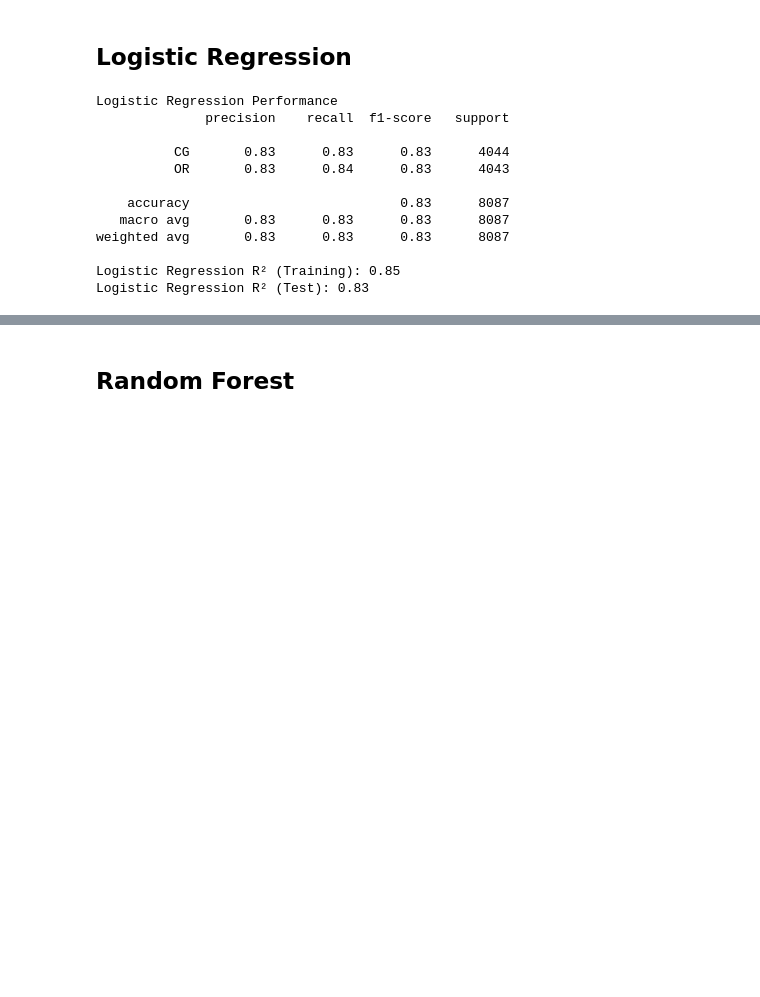
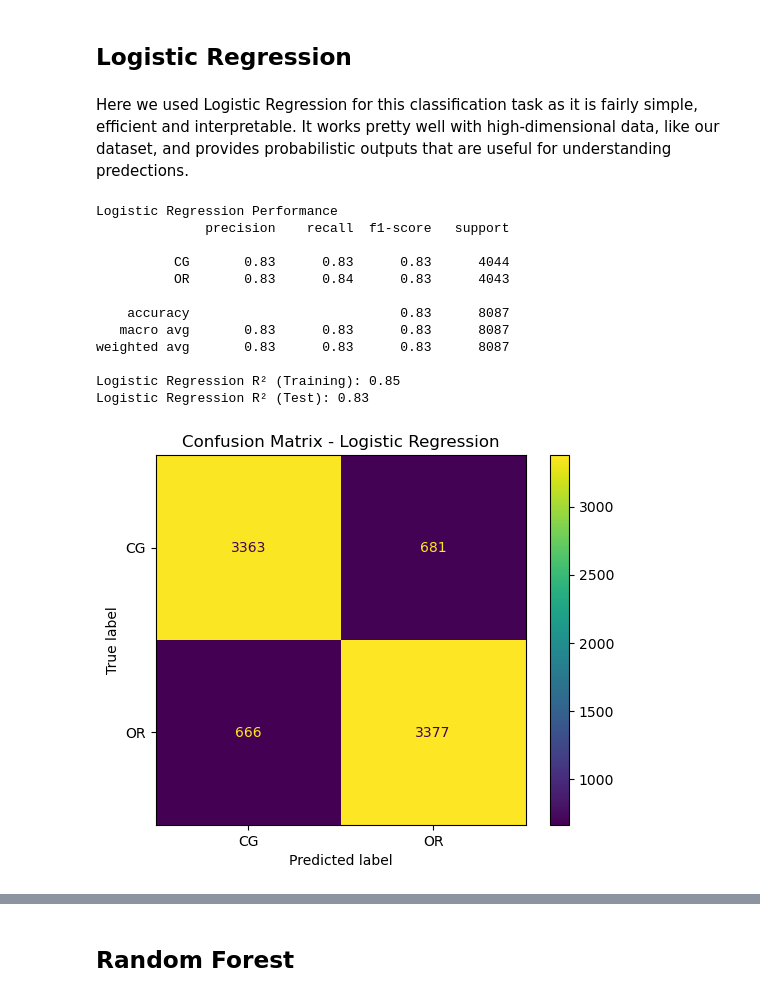
Before and after one commit to malfriduranna/02807_final_project, a Jupyter notebook: notebooks/BrynjarVol2.ipynb, the cells around one changed output, grey strips where cells are left out. Saved outputs shown, nothing was run; the diff lists cells and outputs as text; code cells hidden in the pictures; blank space fills up the shorter version.

```diff
--- a/notebooks/BrynjarVol2.ipynb
+++ b/notebooks/BrynjarVol2.ipynb
@@ -79,29 +127,37 @@ X_train, X_test, y_train, y_test = train_test_split(
 )
 # %% [markdown]
 ## Logistic Regression
+# %% [markdown]
+Here we used Logistic Regression for this classification task as it is fairly simple, efficient and interpretable. It works pretty well with high-dimensional data, like our dataset, and provides probabilistic outputs that are useful for understanding predections.
 # %%
 # Train Logistic Regression
 lr = LogisticRegression(max_iter=1000, random_state=42)
 lr.fit(X_train, y_train)
 
 # Predict and evaluate Logistic Regression
 y_pred_lr = lr.predict(X_test)
 print("Logistic Regression Performance")
 print(classification_report(y_test, y_pred_lr, target_names=label_encoder.classes_))
 
 # R² Scores for Logistic Regression
 print(f"Logistic Regression R² (Training): {lr.score(X_train, y_train):.2f}")
 print(f"Logistic Regression R² (Test): {lr.score(X_test, y_test):.2f}")
+
+# Confusion Matrix
+ConfusionMatrixDisplay.from_estimator(lr, X_test, y_test, display_labels=label_encoder.classes_)
+plt.title("Confusion Matrix - Logistic Regression")
+plt.show()
 # %% [output]
 Logistic Regression Performance
               precision    recall  f1-score   support
 
           CG       0.83      0.83      0.83      4044
           OR       0.83      0.84      0.83      4043
 
     accuracy                           0.83      8087
    macro avg       0.83      0.83      0.83      8087
 weighted avg       0.83      0.83      0.83      8087
 
 Logistic Regression R² (Training): 0.85
 Logistic Regression R² (Test): 0.83
+[figure, added]
```
Also changed, not shown: parts of 33 cells of this notebook.
